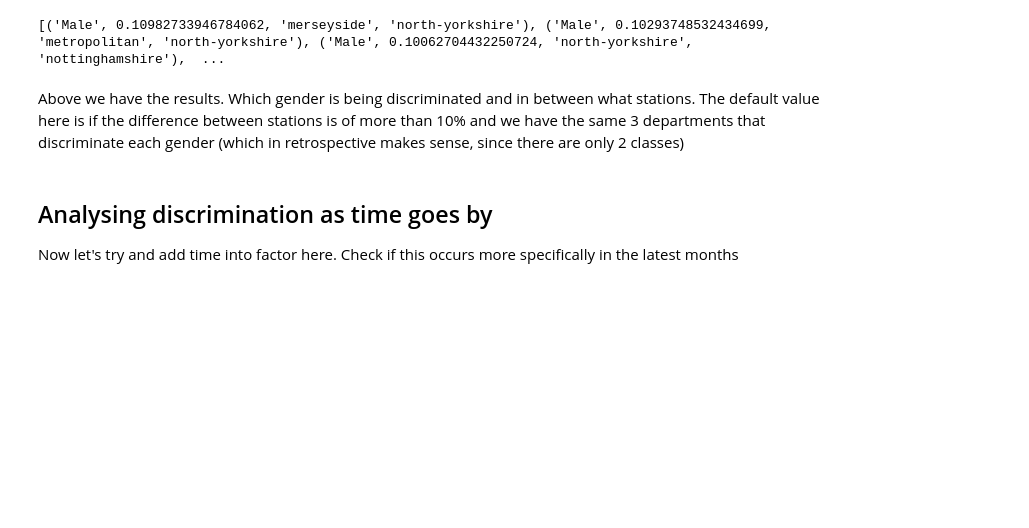
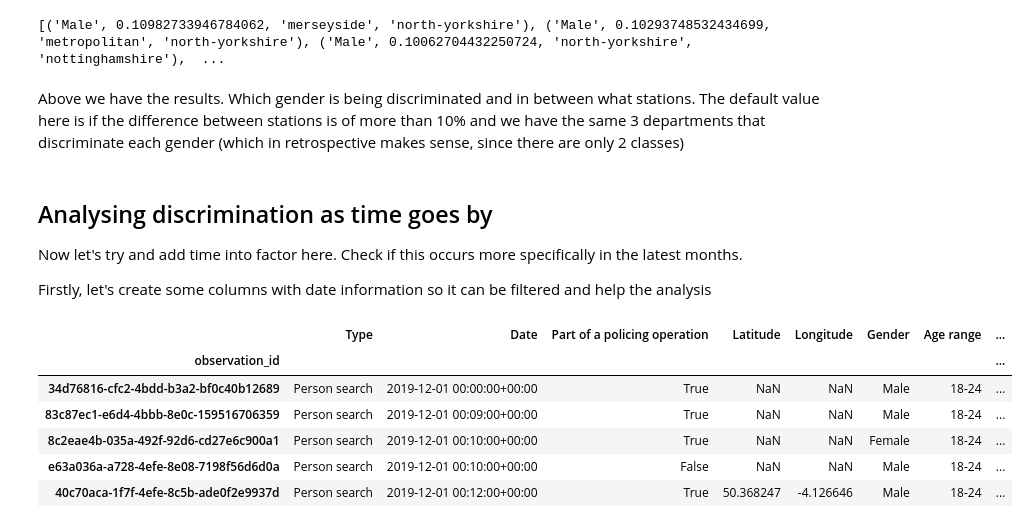
Before and after one commit to dbsousa01/Batch4-Capstone, a Jupyter notebook: Discrimination_EDA.ipynb, the cells around one changed output. Saved outputs shown, nothing was run; the diff lists cells and outputs as text; code cells hidden in the pictures; blank space fills up the shorter version.

```diff
--- a/Discrimination_EDA.ipynb
+++ b/Discrimination_EDA.ipynb
@@ -112,4 +112,6 @@ Above we have the results. Which gender is being discriminated and in between wh
 # %% [markdown]
 ## Analysing discrimination as time goes by
 
-Now let's try and add time into factor here. Check if this occurs more specifically in the latest months
+Now let's try and add time into factor here. Check if this occurs more specifically in the latest months.
+
+Firstly, let's create some columns with date information so it can be filtered and help the analysis
@@ -115,0 +133,11 @@ Now let's try and add time into factor here. Check if this occurs more specifica
+# %%
+df_gender = create_data_features(df_gender)
+df_gender.head()
+# %% [output]
+|  | Type | Date | Part of a policing operation | Latitude | Longitude | Gender | Age range | ... |
+| observation_id |  |  |  |  |  |  |  | ... |
+| 34d76816-cfc2-4bdd-b3a2-bf0c40b12689 | Person search | 2019-12-01 00:00:00+00:00 | True | NaN | NaN | Male | 18-24 | ... |
+| 83c87ec1-e6d4-4bbb-8e0c-159516706359 | Person search | 2019-12-01 00:09:00+00:00 | True | NaN | NaN | Male | 18-24 | ... |
+| 8c2eae4b-035a-492f-92d6-cd27e6c900a1 | Person search | 2019-12-01 00:10:00+00:00 | True | NaN | NaN | Female | 18-24 | ... |
+| e63a036a-a728-4efe-8e08-7198f56d6d0a | Person search | 2019-12-01 00:10:00+00:00 | False | NaN | NaN | Male | 18-24 | ... |
+| 40c70aca-1f7f-4efe-8c5b-ade0f2e9937d | Person search | 2019-12-01 00:12:00+00:00 | True | 50.368247 | -4.126646 | Male | 18-24 | ... |
```
Also changed, not shown: parts of 8 cells of this notebook.
